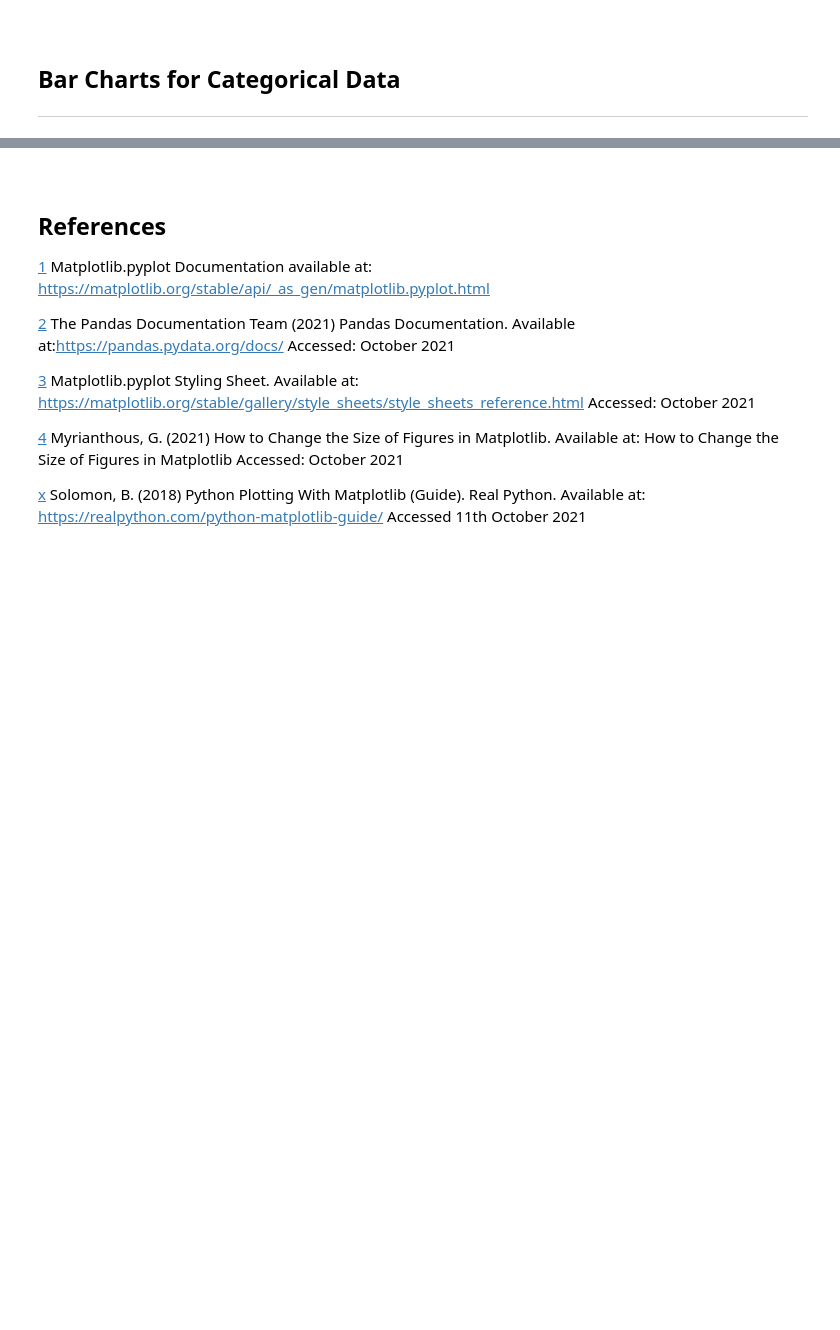
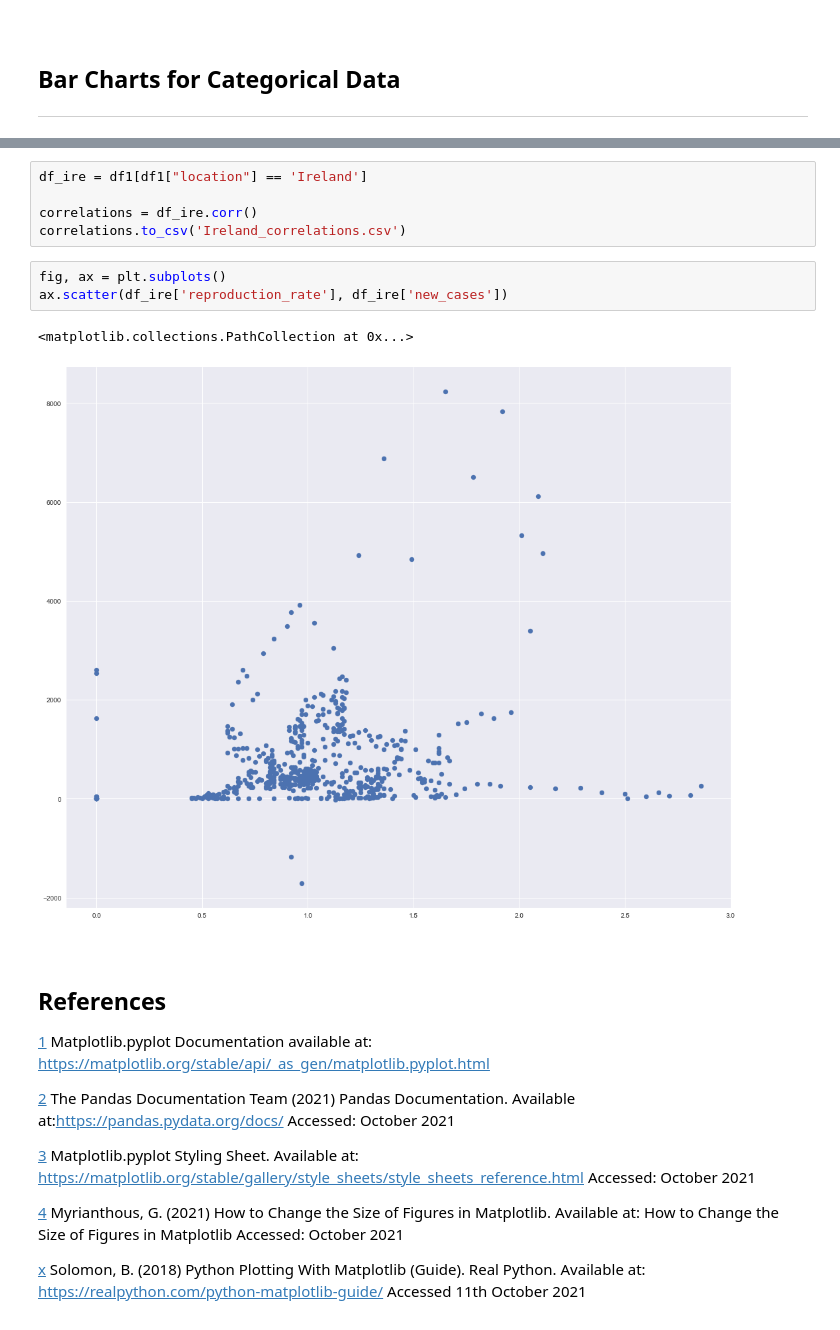
Before and after one commit to Sam-Tracey/Fundamentals-of-Data-Analysis, a Jupyter notebook: pyplot.ipynb, the cells around one changed output, grey strips where cells are left out. Saved outputs shown, nothing was run; the diff lists cells and outputs as text; blank space fills up the shorter version.

```diff
--- a/pyplot.ipynb
+++ b/pyplot.ipynb
@@ -184,3 +292,14 @@ europe.head()
+# %%
+df_ire = df1[df1["location"] == 'Ireland']
+
+correlations = df_ire.corr()
+correlations.to_csv('Ireland_correlations.csv')
+# %%
+fig, ax = plt.subplots()
+ax.scatter(df_ire['reproduction_rate'], df_ire['new_cases'])
+# %% [output]
+<matplotlib.collections.PathCollection at 0x...>
+[figure, added]
 # %% [markdown]
 <br>
 
```
Also changed, not shown: parts of 10 cells of this notebook, 1 other file.
